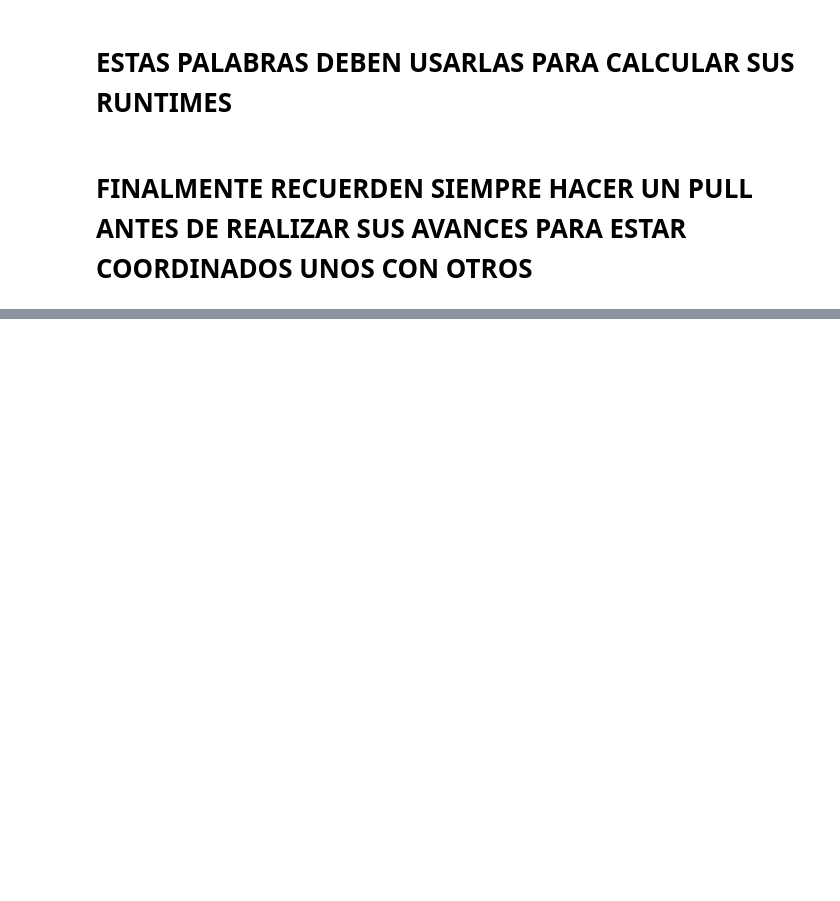
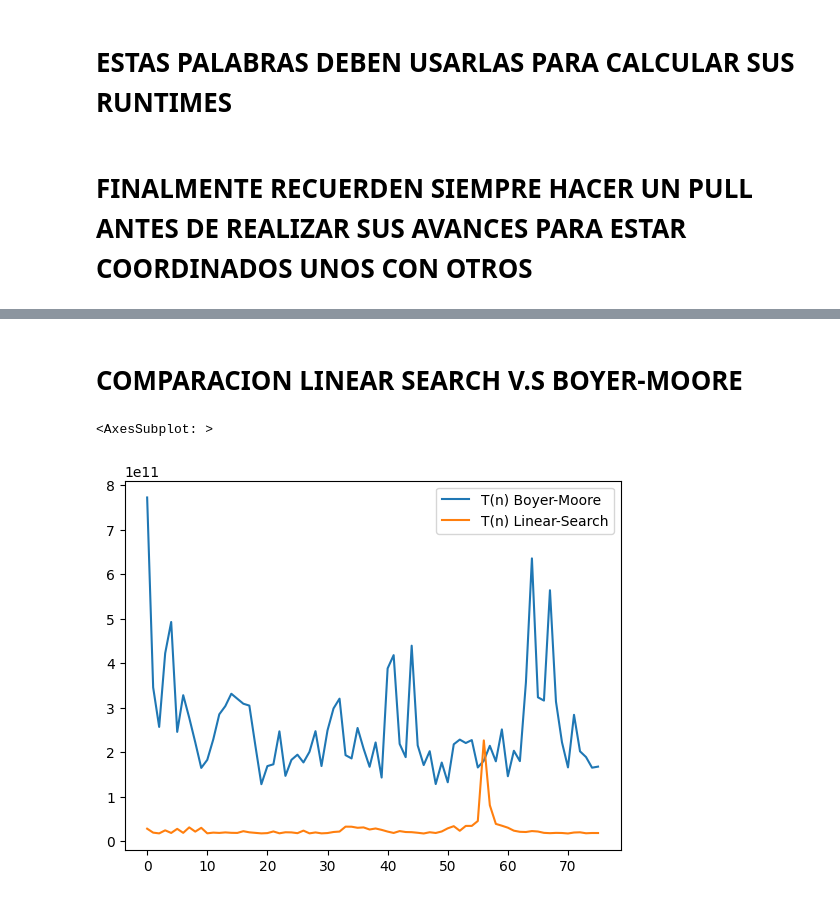
Before and after one commit to juanfranciscocis/SearchEngine, a Jupyter notebook: Entrega Final/entregaFinal.ipynb, the cells around one changed output, grey strips where cells are left out. Saved outputs shown, nothing was run; the diff lists cells and outputs as text; code cells hidden in the pictures; blank space fills up the shorter version.

```diff
--- a/Entrega Final/entregaFinal.ipynb
+++ b/Entrega Final/entregaFinal.ipynb
@@ -33,0 +36,9 @@ wordSearchList = ['dui','aliquam','habitant','neque','nunc','commodo','libero','
+# %%
+with open('huge_txt_example.txt', 'r') as file:
+    data = file.read()
+
+#data to lowercase
+data = data.lower()
+document = data.split(" ")
+# %% [markdown]
+# COMPARACION LINEAR SEARCH V.S BOYER-MOORE
@@ -33,0 +82,33 @@ wordSearchList = ['dui','aliquam','habitant','neque','nunc','commodo','libero','
+# %%
+@timer_func
+def Linear_search(arr, x):
+    foundedWords = []
+    for i in range(len(arr)):
+        if arr[i] == x:
+            foundedWords.append(i)
+    if len(foundedWords) == 0:
+        return "Not Found"
+    return foundedWords
+# %%
+
+runtimeBOYER = []
+for i in wordSearchList:
+	#print('Searching for: ',i)
+	search = boyer_moore_search(data,i)
+	runtimeBOYER.append(search[1])
+# %%
+runtime = []
+for i in wordSearchList:
+	search = Linear_search(document,i)
+	runtime.append(search[1])
+# %%
+import pandas as pd
+import matplotlib.pyplot as plt
+
+df = pd.DataFrame(zip(runtimeBOYER,runtime))  #DEFINE THE DATA FRAME
+df.columns = ['T(n) Boyer-Moore', 'T(n) Linear-Search']
+df
+df.plot()
+# %% [output]
+<AxesSubplot: >
+[figure, added]
```
Also changed, not shown: parts of 2 cells of this notebook, 1 other file.
